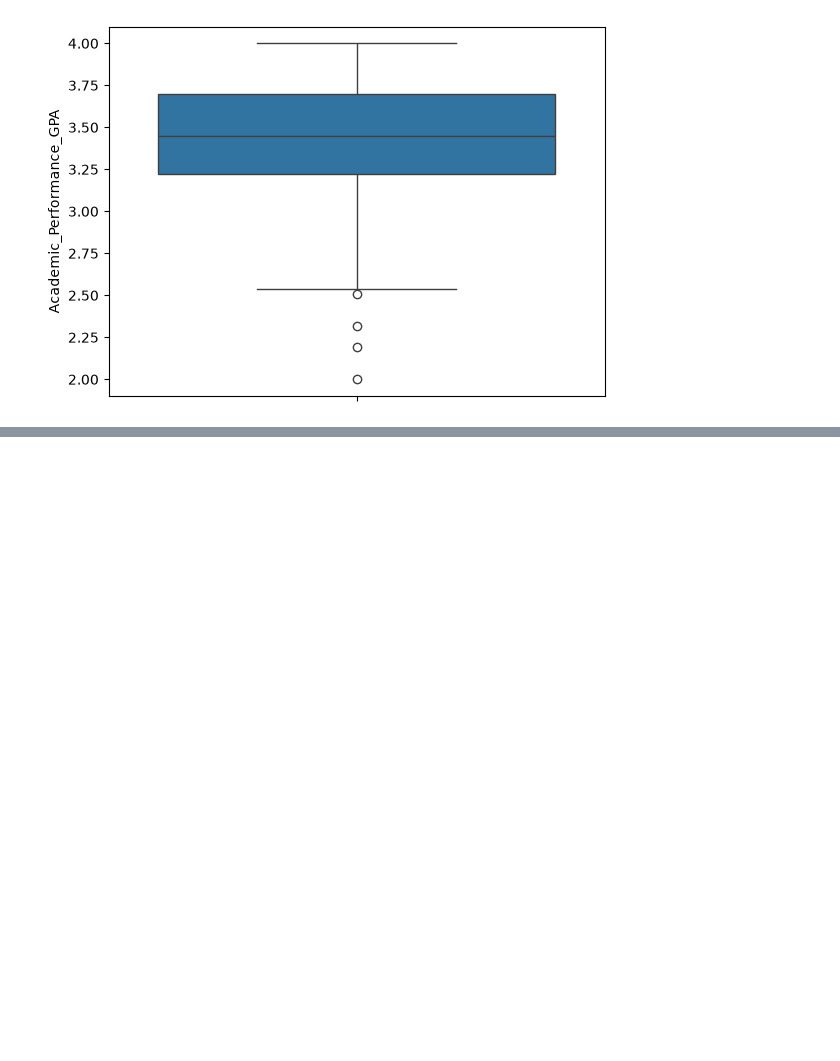
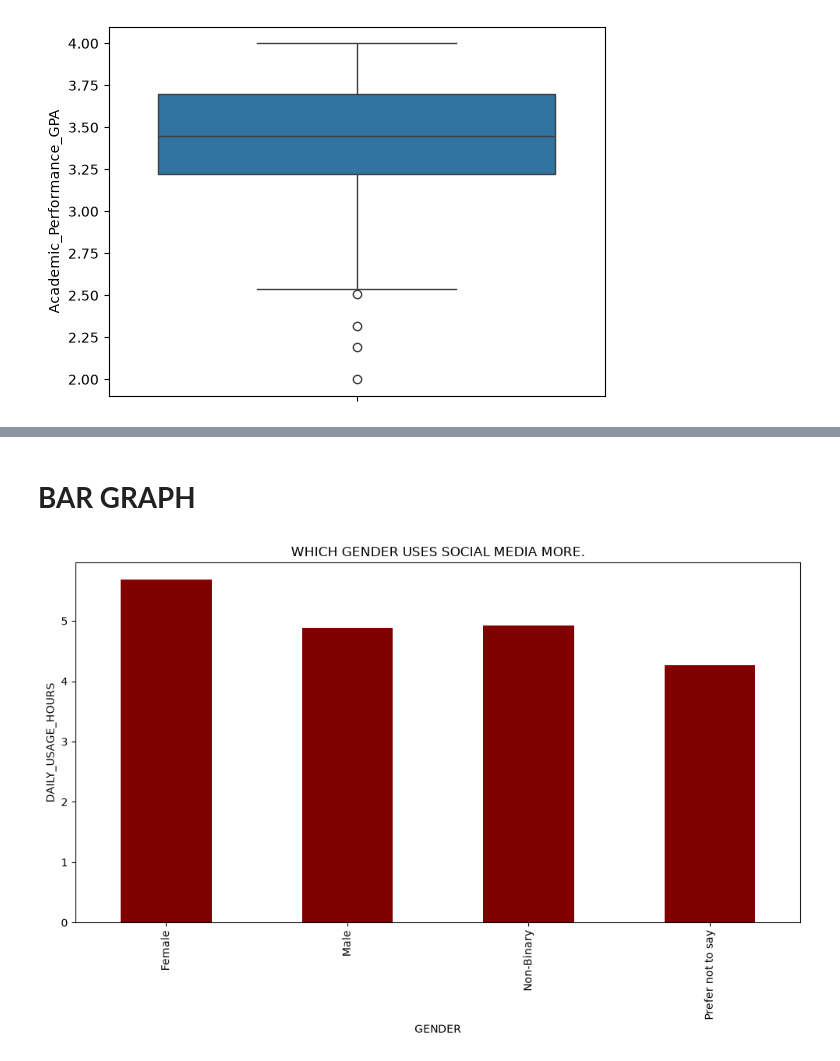
Before and after one commit to JacksonKamugisha/social-media-impact-on-pple, a Jupyter notebook: social.ipynb, the cells around one changed output, grey strips where cells are left out. Cells and saved outputs as stored; diff of their text form; code cells hidden in the pictures; blank space fills up the shorter version.

```diff
--- a/social.ipynb
+++ b/social.ipynb
@@ -117,0 +151,11 @@ The graph does *not* _accurately_ show the relationship between the platforms an
+# %% [markdown]
+# __BAR GRAPH__
+# %%
+data_df.groupby('Gender')['Daily_Usage_Hours'].mean().plot.bar(figsize = (12, 6), color = "maroon")
+
+plt.title("WHICH GENDER USES SOCIAL MEDIA MORE.")
+plt.xlabel('GENDER')
+plt.ylabel('DAILY_USAGE_HOURS')
+plt.show()
+# %% [output]
+[figure, added]
```
Also changed, not shown: parts of 18 cells of this notebook, 2 other files.
